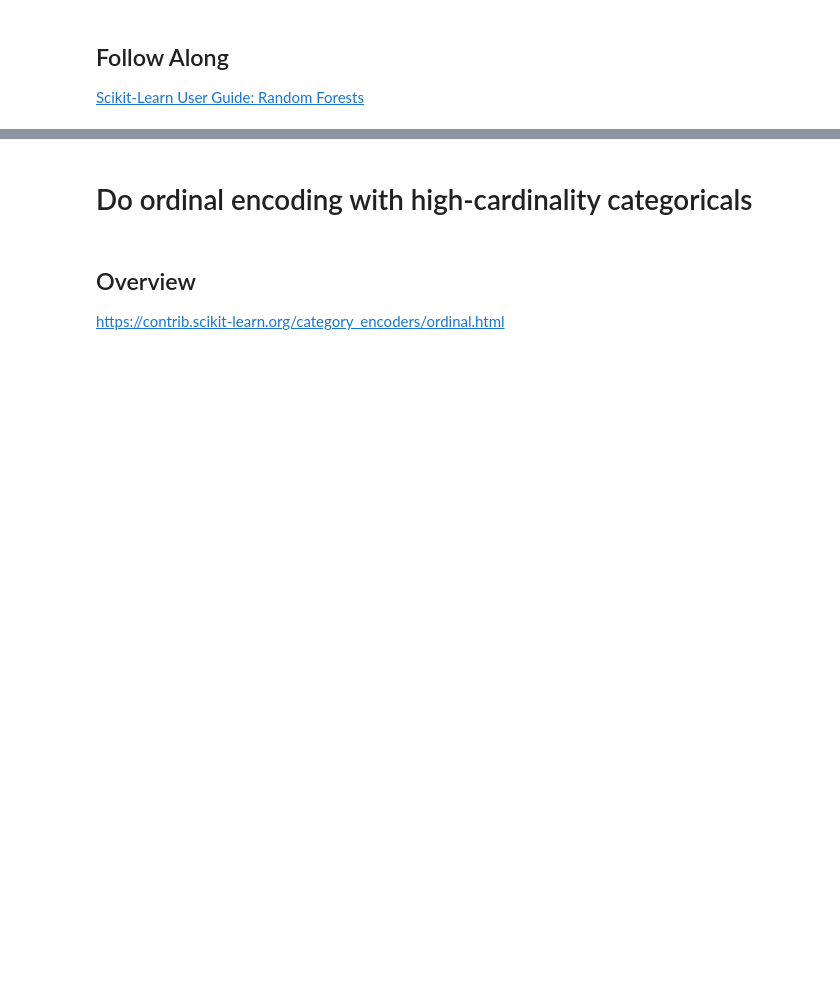
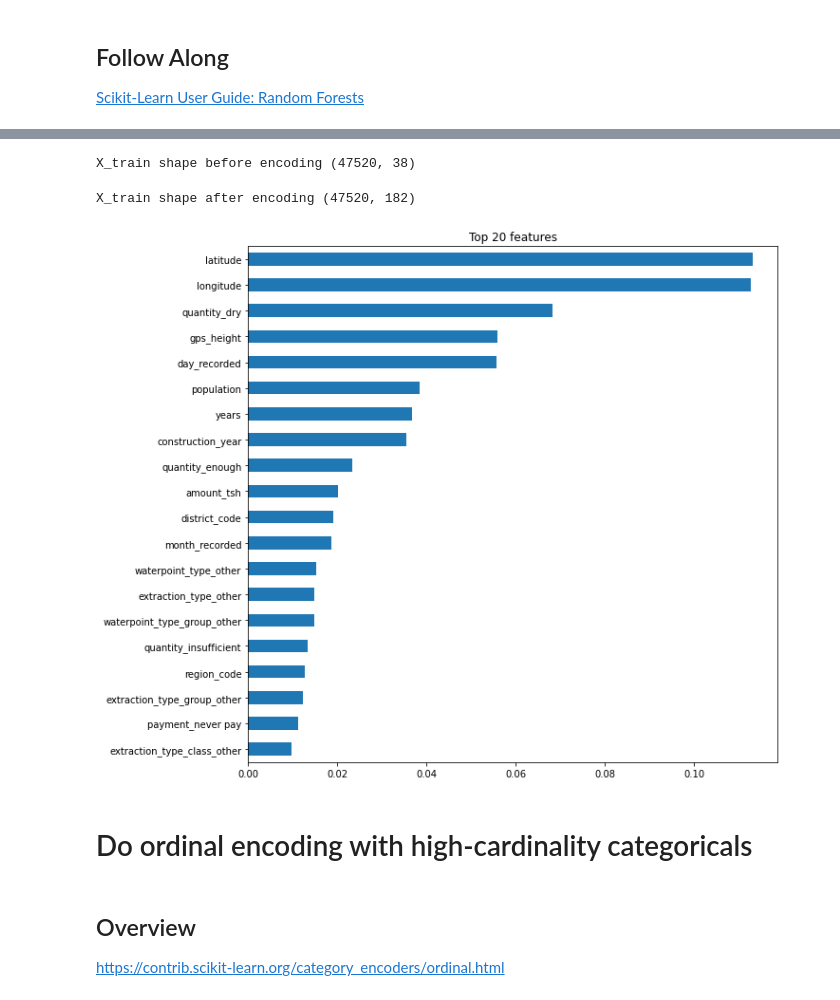
Before and after one commit to ltoosaint24/DS-Unit-2-Linear-Models, a Jupyter notebook: LS_DS_222_NK_UNSOLVED.ipynb, the cells around one changed output, grey strips where cells are left out. Saved outputs shown, nothing was run; the diff lists cells and outputs as text; code cells hidden in the pictures; blank space fills up the shorter version.

```diff
--- a/LS_DS_222_NK_UNSOLVED.ipynb
+++ b/LS_DS_222_NK_UNSOLVED.ipynb
@@ -166,0 +184,21 @@ X_test = test[features]
+# %%
+# TODO
+%%time
+# Re-arrange data into X features matrix and y target vectors so we are going to use *all* features, including the high-cardinality categoricals.
+
+
+
+import category_encoders as ce
+from sklearn.ensemble import RandomForestClassifier
+from sklearn.impute import SimpleImputer
+from sklearn.pipeline import make_pipeline
+
+pipeline = make_pipeline(
+    ce.OneHotEncoder(use_cat_names=True),
+    SimpleImputer(strategy='median'),
+    RandomForestClassifier(random_state=0, n_jobs=-1)
+)
+
+#fit
+pipeline.fit(X_train, y_train)
+print("Validation Accuracy", pipeline.score(X_val, y_val))
@@ -167,3 +209,28 @@ X_test = test[features]
+# %%
+print('X_train shape before encoding', X_train.shape)
+# %% [output]
+X_train shape before encoding (47520, 38)
+# %%
+encoder = pipeline.named_steps['onehotencoder']
+encoded = encoder.transform(X_train)
+print('X_train shape after encoding', encoded.shape)
+# %% [output]
+X_train shape after encoding (47520, 182)
+# %%
+%matplotlib inline
+import matplotlib.pyplot as plt
+
+# Get feature importances
+rf = pipeline.named_steps['randomforestclassifier']
+importances = pd.Series(rf.feature_importances_, encoded.columns)
+
+# Plot top n feature importances
+n = 20
+plt.figure(figsize=(10,n/2))
+plt.title(f'Top {n} features')
+importances.sort_values()[-n:].plot.barh();
+# %% [output]
+[figure, added]
 # %% [markdown]
 # Do ordinal encoding with high-cardinality categoricals
 # %% [markdown]
```
Also changed, not shown: parts of 24 cells of this notebook.
